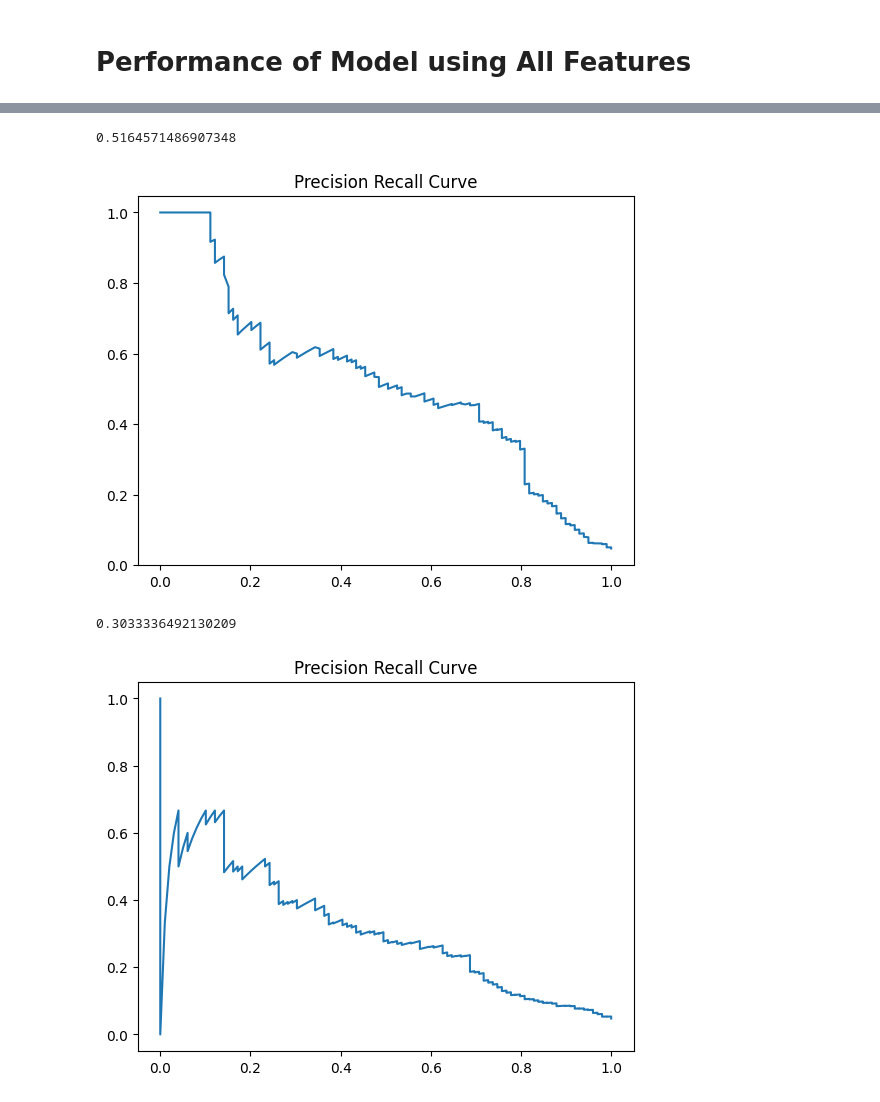
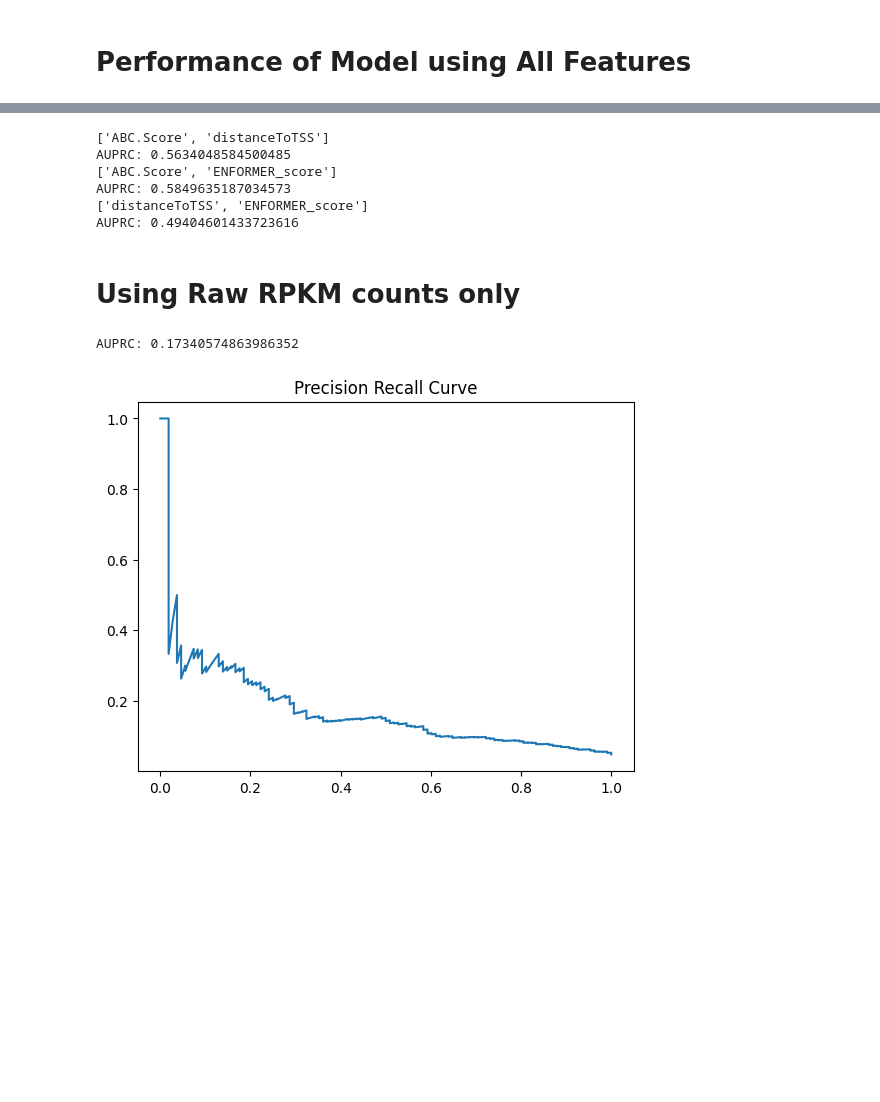
Before and after one commit to owenyi2/Garvan_Internship_2023, a Jupyter notebook: analysing_output/main.ipynb, the cells around one changed output, grey strips where cells are left out. Drawn from its saved outputs; the diff is of its cells as text; code cells hidden in the pictures; blank space fills up the shorter version.

Commit message:
Incorporating ENFORMER model

```diff
--- a/analysing_output/main.ipynb
+++ b/analysing_output/main.ipynb
@@ -89,0 +89,2 @@ plt.show()
+# %%
+chrom_test_set = ["chr1", "chr11"]
@@ -117,0 +148,10 @@ plt.show()
+# %%
+# ENFORMER score only
+
+feature_columns = ['ENFORMER_score']
+run_xgboost(feature_columns, chrom_test_set, all_df, plot_xgb_feat_importance=False)
+
+# notice the straight decreasing line portion
+    # that's because for candidate Enh/Pro pairs that are too distant, they exceed the ENFORMER model window. In that case the ENFORMER model can only give a score of 0
+    # any model using this feature alone will therefore just give a negative verdict if it encounter this case
+    # and so it will then receive FN and TN at a constant rate
@@ -160,45 +185,36 @@ plt.show()
-# %%
-# ABC + Distance
-
-X = all_df[["ABC.Score", "distanceToTSS"]].to_numpy()
-y = all_df["Regulated"]
-
-X_train, X_test, y_train, y_test = model_selection.train_test_split(X, y, test_size=0.2, random_state=314)
-
-clf = xgb.XGBClassifier().fit(X_train, y_train)
-
-precision, recall, thresholds = metrics.precision_recall_curve(y_test, clf.predict_proba(X_test)[:, 1])
-aupr = metrics.auc(recall, precision)
-
-print(aupr) # We obtain similar performance as the original ABC paper
-
-plt.title("Precision Recall Curve")
-plt.plot(recall, precision)
-plt.show()
-# %% [output]
-0.5164571486907348
-[figure, removed]
+# %%
+# paired features
+
+feature_columns = ['ABC.Score', 'distanceToTSS']
+print(feature_columns)
+run_xgboost(feature_columns, chrom_test_set, all_df, plot_auprc=False, plot_xgb_feat_importance=False)
+
+feature_columns = ['ABC.Score', 'ENFORMER_score']
+print(feature_columns)
+run_xgboost(feature_columns, chrom_test_set, all_df, plot_auprc=False, plot_xgb_feat_importance=False)
+
+
+feature_columns = ['distanceToTSS', 'ENFORMER_score']
+print(feature_columns)
+run_xgboost(feature_columns, chrom_test_set, all_df, plot_auprc=False, plot_xgb_feat_importance=False)
+# %% [output]
+['ABC.Score', 'distanceToTSS']
+AUPRC: 0.5634048584500485
+['ABC.Score', 'ENFORMER_score']
+AUPRC: 0.5849635187034573
+['distanceToTSS', 'ENFORMER_score']
+AUPRC: 0.49404601433723616
+# %% [markdown]
+# Using Raw RPKM counts only
 # %%
-X = all_df[['enh_DNase.counts.RPKM', 'enh_H3K4me3.counts.RPKM',
+feature_columns = ['enh_DNase.counts.RPKM', 'enh_H3K4me3.counts.RPKM',
        'enh_CTCF.counts.RPKM', 'enh_H3K27ac.counts.RPKM',
        'enh_CAGE.counts.RPKM', 'pro_DNase.counts.RPKM',
        'pro_H3K4me3.counts.RPKM', 'pro_CTCF.counts.RPKM',
-       'pro_H3K27ac.counts.RPKM', 'pro_CAGE.counts.RPKM']].to_numpy()
-y = all_df["Regulated"]
+       'pro_H3K27ac.counts.RPKM', 'pro_CAGE.counts.RPKM']
 
-X_train, X_test, y_train, y_test = model_selection.train_test_split(X, y, test_size=0.2, random_state=314)
-
-clf = xgb.XGBClassifier().fit(X_train, y_train)
-
-precision, recall, thresholds = metrics.precision_recall_curve(y_test, clf.predict_proba(X_test)[:, 1])
-aupr = metrics.auc(recall, precision)
-
-print(aupr) # We obtain similar performance as the original ABC paper
-
-plt.title("Precision Recall Curve")
-plt.plot(recall, precision)
-plt.show()
+run_xgboost(feature_columns, chrom_test_set, all_df, plot_xgb_feat_importance=False)
 # %% [output]
-0.3033336492130209
+AUPRC: 0.17340574863986352
-[figure, old version]
+[figure, new version]
 # %% [markdown]
```
Also changed, not shown: parts of 22 cells of this notebook, 8 other files.
